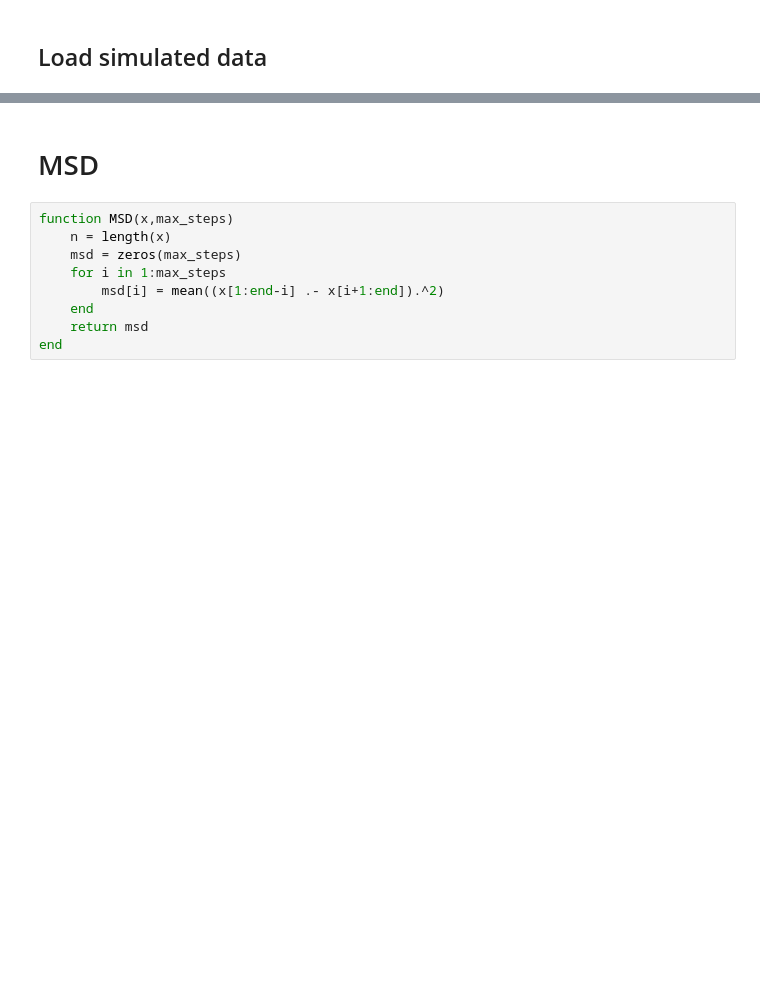
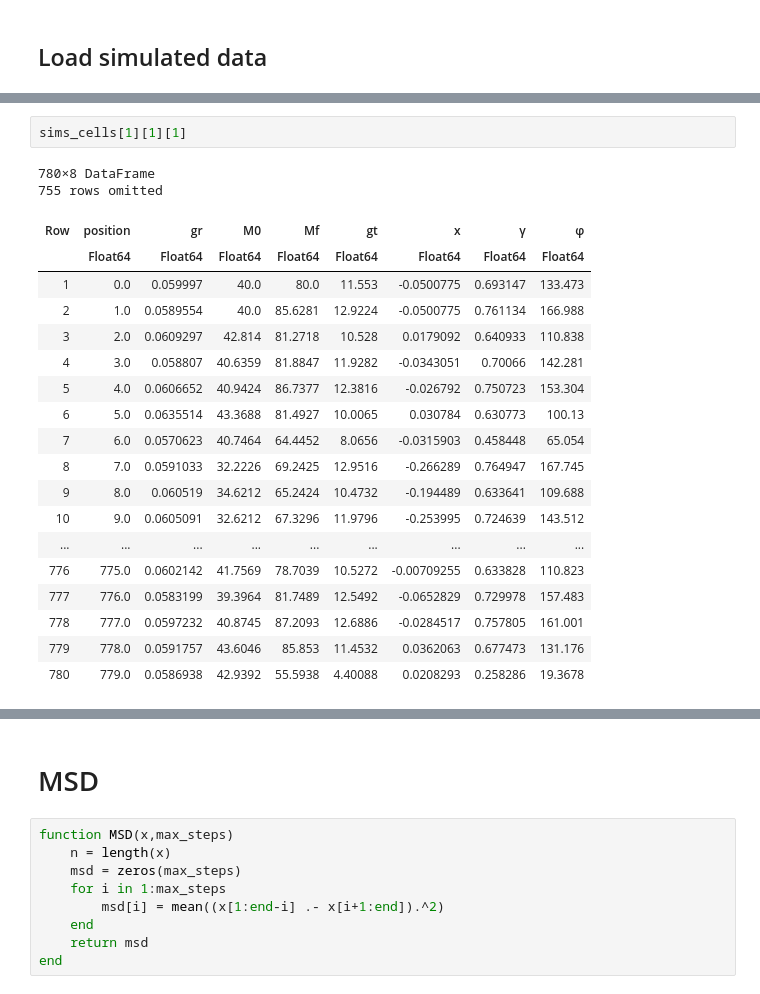
Before and after one commit to elevien/L1210, a Jupyter notebook: src/notebooks/PAPER_gp.ipynb, the cells around one changed output, grey strips where cells are left out. Drawn from its saved outputs; the diff is of its cells as text; blank space fills up the shorter version.

```diff
--- a/src/notebooks/PAPER_gp.ipynb
+++ b/src/notebooks/PAPER_gp.ipynb
@@ -96,0 +137,23 @@ end
+# %%
+sims_cells[1][1][1]
+# %% [output]
+780×8 DataFrame
+755 rows omitted
+| Row | position | gr | M0 | Mf | gt | x | γ | φ |
+|  | Float64 | Float64 | Float64 | Float64 | Float64 | Float64 | Float64 | Float64 |
+| 1 | 0.0 | 0.059997 | 40.0 | 80.0 | 11.553 | -0.0500775 | 0.693147 | 133.473 |
+| 2 | 1.0 | 0.0589554 | 40.0 | 85.6281 | 12.9224 | -0.0500775 | 0.761134 | 166.988 |
+| 3 | 2.0 | 0.0609297 | 42.814 | 81.2718 | 10.528 | 0.0179092 | 0.640933 | 110.838 |
+| 4 | 3.0 | 0.058807 | 40.6359 | 81.8847 | 11.9282 | -0.0343051 | 0.70066 | 142.281 |
+| 5 | 4.0 | 0.0606652 | 40.9424 | 86.7377 | 12.3816 | -0.026792 | 0.750723 | 153.304 |
+| 6 | 5.0 | 0.0635514 | 43.3688 | 81.4927 | 10.0065 | 0.030784 | 0.630773 | 100.13 |
+| 7 | 6.0 | 0.0570623 | 40.7464 | 64.4452 | 8.0656 | -0.0315903 | 0.458448 | 65.054 |
+| 8 | 7.0 | 0.0591033 | 32.2226 | 69.2425 | 12.9516 | -0.266289 | 0.764947 | 167.745 |
+| 9 | 8.0 | 0.060519 | 34.6212 | 65.2424 | 10.4732 | -0.194489 | 0.633641 | 109.688 |
+| 10 | 9.0 | 0.0605091 | 32.6212 | 67.3296 | 11.9796 | -0.253995 | 0.724639 | 143.512 |
+| ... | ... | ... | ... | ... | ... | ... | ... | ... |
+| 776 | 775.0 | 0.0602142 | 41.7569 | 78.7039 | 10.5272 | -0.00709255 | 0.633828 | 110.823 |
+| 777 | 776.0 | 0.0583199 | 39.3964 | 81.7489 | 12.5492 | -0.0652829 | 0.729978 | 157.483 |
+| 778 | 777.0 | 0.0597232 | 40.8745 | 87.2093 | 12.6886 | -0.0284517 | 0.757805 | 161.001 |
+| 779 | 778.0 | 0.0591757 | 43.6046 | 85.853 | 11.4532 | 0.0362063 | 0.677473 | 131.176 |
+| 780 | 779.0 | 0.0586938 | 42.9392 | 55.5938 | 4.40088 | 0.0208293 | 0.258286 | 19.3678 |
```
Also changed, not shown: parts of 16 cells of this notebook, 15 other files.
